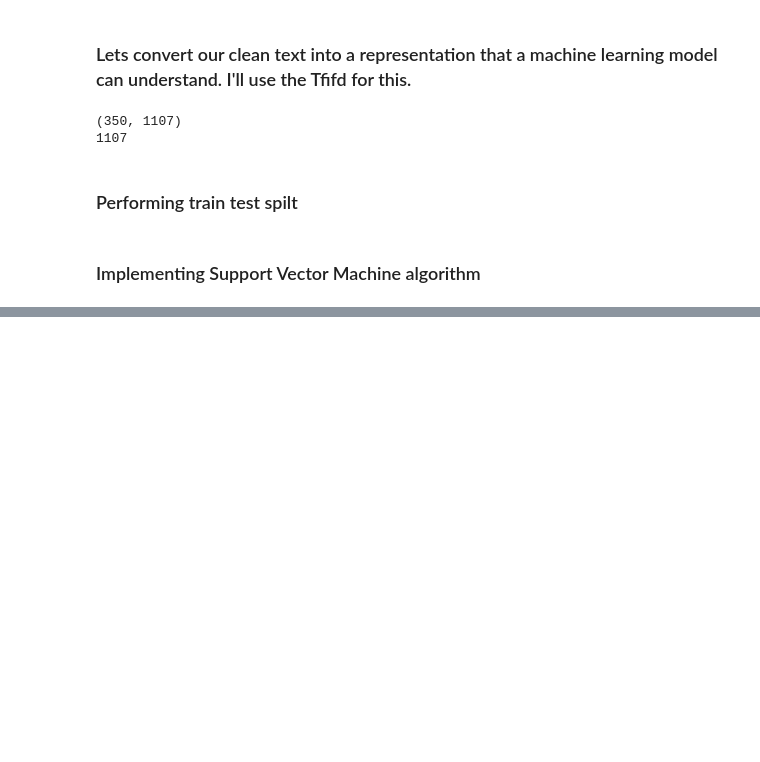
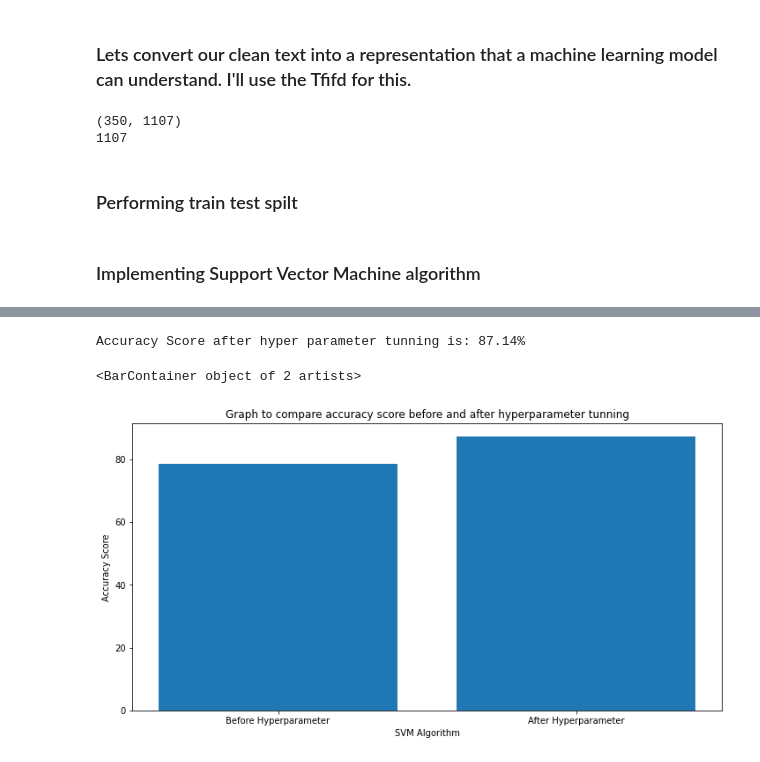
Before and after one commit to Aneruth/Spam_Detection, a Jupyter notebook: Code/main.ipynb, the cells around one changed output, grey strips where cells are left out. Drawn from its saved outputs; the diff is of its cells as text; code cells hidden in the pictures; blank space fills up the shorter version.

```diff
--- a/Code/test.ipynb
+++ b/Code/main.ipynb
@@ -200,0 +236,3 @@ ValueError: could not convert string to float: 'the liked video youtub'
+# %%
+acc_score_before_hyper = round(accuracy_score(y_test,predictio)*100,2)
+print(f'Accuracy Score before hyper parameter tunning is: {acc_score_before_hyper}%')
@@ -200,0 +248,3 @@ ValueError: could not convert string to float: 'the liked video youtub'
+# %%
+# Initialise the gird search variable
+pg = {"C":[0.1,1,10,100,1000],"gamma":[1,.1,.01,.001,.0001]}
@@ -200,0 +255,6 @@ ValueError: could not convert string to float: 'the liked video youtub'
+# %%
+# feed the search variable to the grid search
+grid = GridSearchCV(SVC(),pg,verbose=3,scoring='accuracy')
+
+# Grid Search fixable
+grid.fit(X_train,y_train)
@@ -200,0 +329,14 @@ ValueError: could not convert string to float: 'the liked video youtub'
+# %%
+acc_score_after_hyper = round((grid.best_score_)*100,2)
+print(f'Accuracy Score after hyper parameter tunning is: {acc_score_after_hyper}%')
+# %% [output]
+Accuracy Score after hyper parameter tunning is: 87.14%
+# %%
+plt.figure(figsize=(12,6))
+plt.title('Graph to compare accuracy score before and after hyperparameter tunning')
+plt.xlabel('SVM Algorithm')
+plt.ylabel('Accuracy Score')
+plt.bar(['Before Hyperparameter','After Hyperparameter'],[acc_score_before_hyper,acc_score_after_hyper])
+# %% [output]
+<BarContainer object of 2 artists>
+[figure, added]
```
Also changed, not shown: parts of 21 cells of this notebook.
